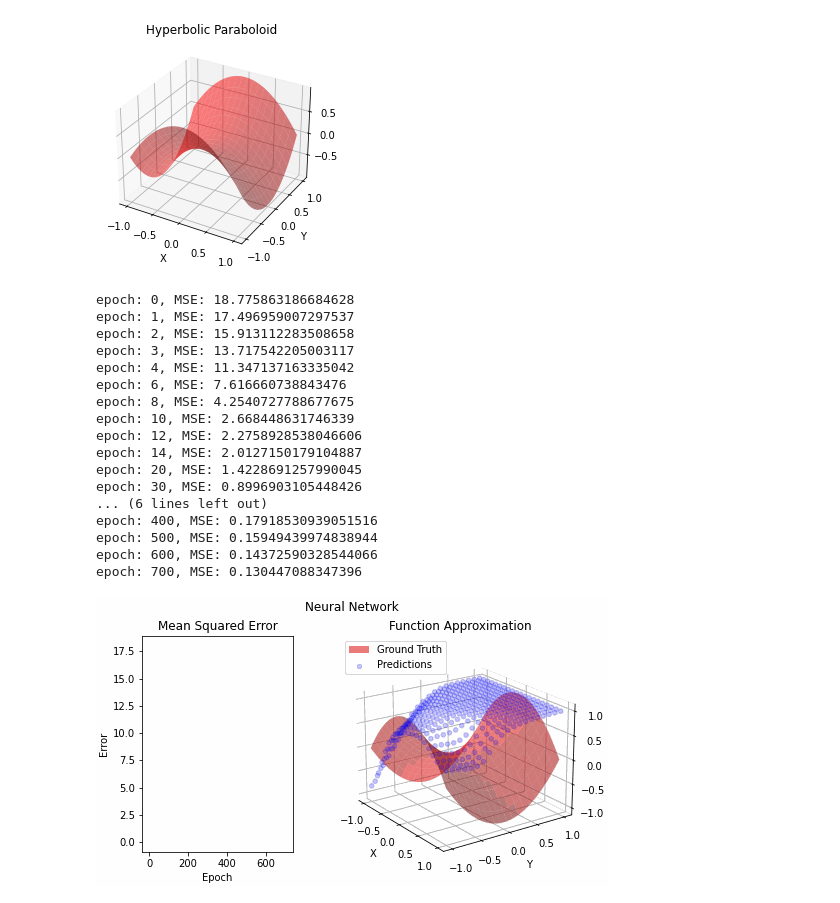
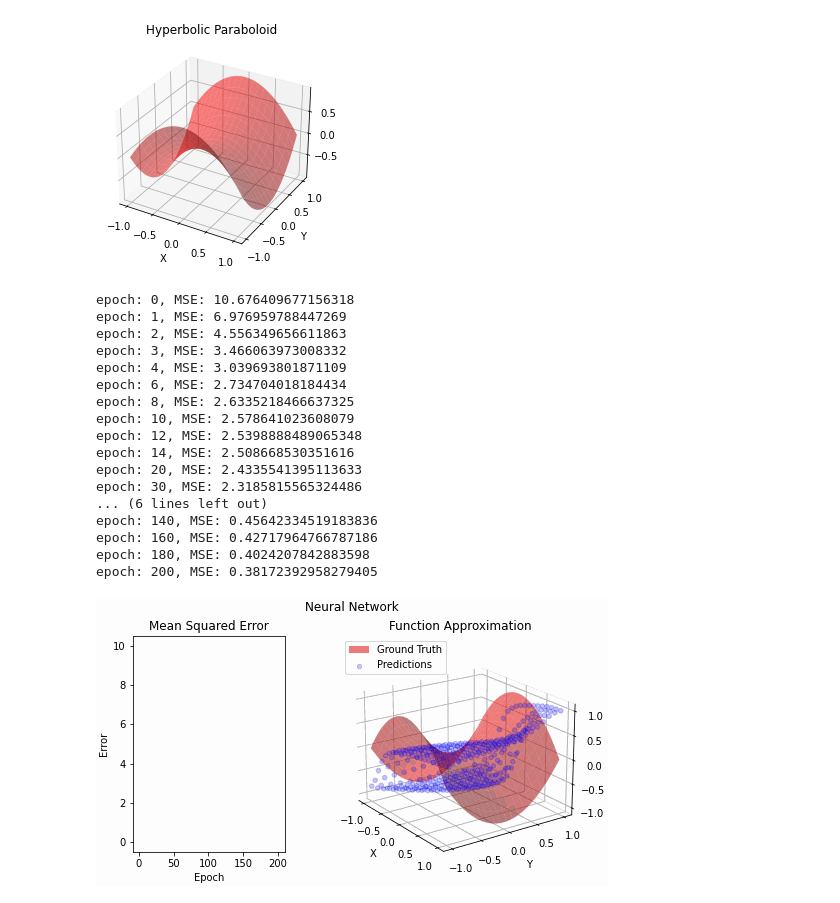
Before and after one commit to gavinkhung/neural-network, a Jupyter notebook: neural_network.ipynb, the cells around one changed output. Saved outputs shown, nothing was run; the diff lists cells and outputs as text; code cells hidden in the pictures.

```diff
--- a/neural_network.ipynb
+++ b/neural_network.ipynb
@@ -162,7 +162,7 @@ def fit(network, features, labels, X, Y, Z, dims, epochs, learning_rate, output_
 
         error /= len(X)
 
-        if idx<5 or (idx<15 and idx%2==0) or (idx<=50 and idx%10==0) or (idx<=1000 and idx % 100 == 0) or idx % 250 ==0 :
+        if idx<5 or (idx<15 and idx%2==0) or (idx<=50 and idx%10==0) or (idx<=1000 and idx % 20 == 0) or idx % 250 ==0 :
 
             print(f"epoch: {idx}, MSE: {error}")
 
@@ -223,38 +223,38 @@ plt.show()
 # %% [output]
 [figure]
 # %%
-epochs = 701
+epochs = 201
 learning_rate=0.0005
 
 network = [
     Dense(2,12),
     Tanh(),
     Dense(12,4),
     Tanh(),
     Dense(4,1),
     Tanh()
 ]
 
 output_filename = "neural_network.gif"
 fit(network, features, labels, X, Y, Z, dims, epochs, learning_rate, output_filename)
 
 Image(filename=output_filename)
 # %% [output]
-epoch: 0, MSE: 18.775863186684628
-epoch: 1, MSE: 17.496959007297537
-epoch: 2, MSE: 15.913112283508658
-epoch: 3, MSE: 13.717542205003117
-epoch: 4, MSE: 11.347137163335042
-epoch: 6, MSE: 7.616660738843476
-epoch: 8, MSE: 4.2540727788677675
-epoch: 10, MSE: 2.668448631746339
-epoch: 12, MSE: 2.2758928538046606
-epoch: 14, MSE: 2.0127150179104887
-epoch: 20, MSE: 1.4228691257990045
-epoch: 30, MSE: 0.8996903105448426
+epoch: 0, MSE: 10.676409677156318
+epoch: 1, MSE: 6.976959788447269
+epoch: 2, MSE: 4.556349656611863
+epoch: 3, MSE: 3.466063973008332
+epoch: 4, MSE: 3.039693801871109
+epoch: 6, MSE: 2.734704018184434
+epoch: 8, MSE: 2.6335218466637325
+epoch: 10, MSE: 2.578641023608079
+epoch: 12, MSE: 2.5398888489065348
+epoch: 14, MSE: 2.508668530351616
+epoch: 20, MSE: 2.4335541395113633
+epoch: 30, MSE: 2.3185815565324486
 ... (6 lines left out)
-epoch: 400, MSE: 0.17918530939051516
-epoch: 500, MSE: 0.15949439974838944
-epoch: 600, MSE: 0.14372590328544066
-epoch: 700, MSE: 0.130447088347396
+epoch: 140, MSE: 0.45642334519183836
+epoch: 160, MSE: 0.42717964766787186
+epoch: 180, MSE: 0.4024207842883598
+epoch: 200, MSE: 0.38172392958279405
-[figure, old version]
+[figure, new version]
```
Also changed, not shown: 1 other file.
